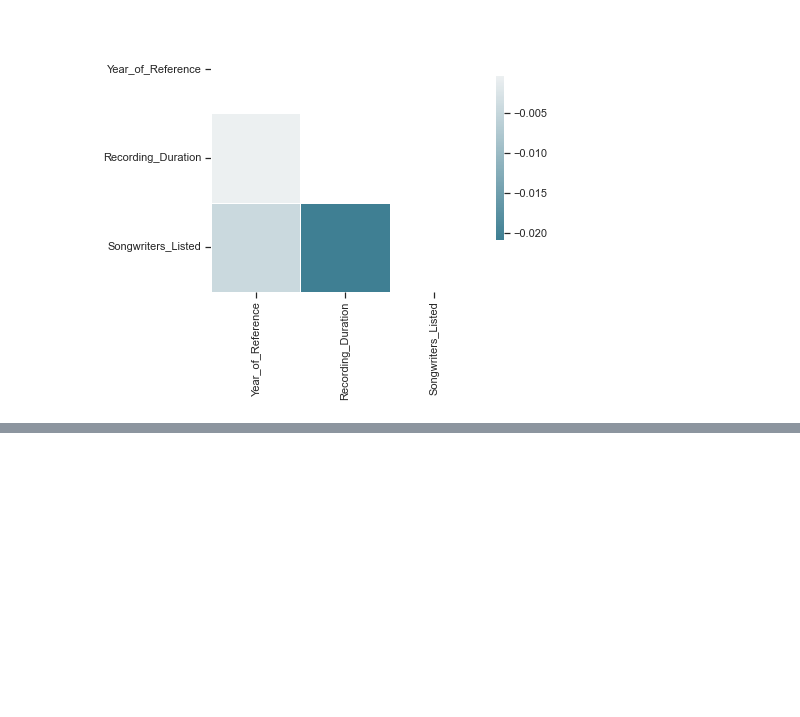
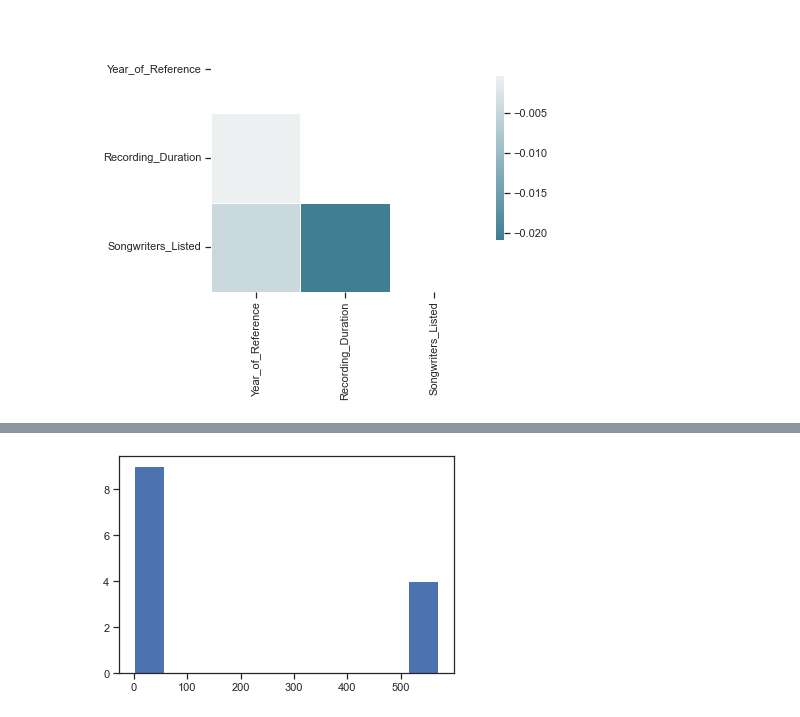
Before and after one commit to LJRollerII/mlc-project-napster, a Jupyter notebook: notebooks/MLC_Project.ipynb, the cells around one changed output, grey strips where cells are left out. Saved outputs shown, nothing was run; the diff lists cells and outputs as text; code cells hidden in the pictures; blank space fills up the shorter version.

```diff
--- a/notebooks/MLC_Project.ipynb
+++ b/notebooks/MLC_Project.ipynb
@@ -1763,0 +1743,5 @@ Deprecated in NumPy 1.20; for more details and guidance: https://numpy.org/devdo
+# %%
+plt.hist(spotify_df.isnull().sum())
+plt.show()
+# %% [output]
+[figure, added]
```
Also changed, not shown: parts of 19 cells of this notebook.
